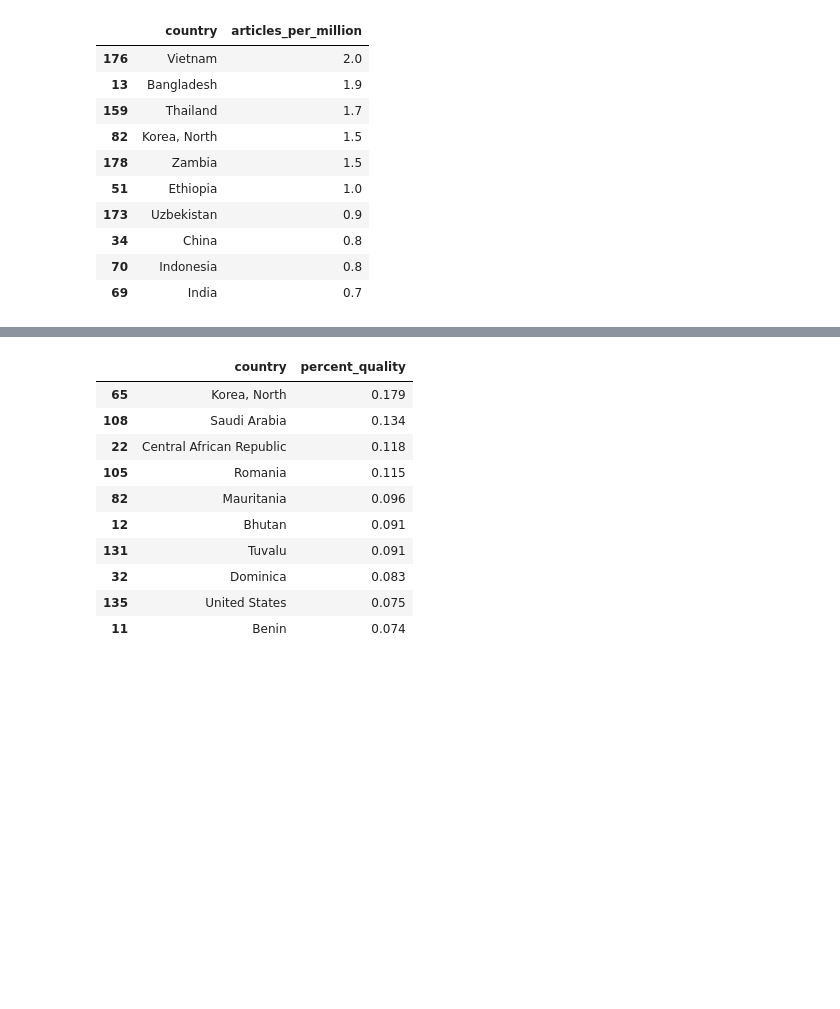
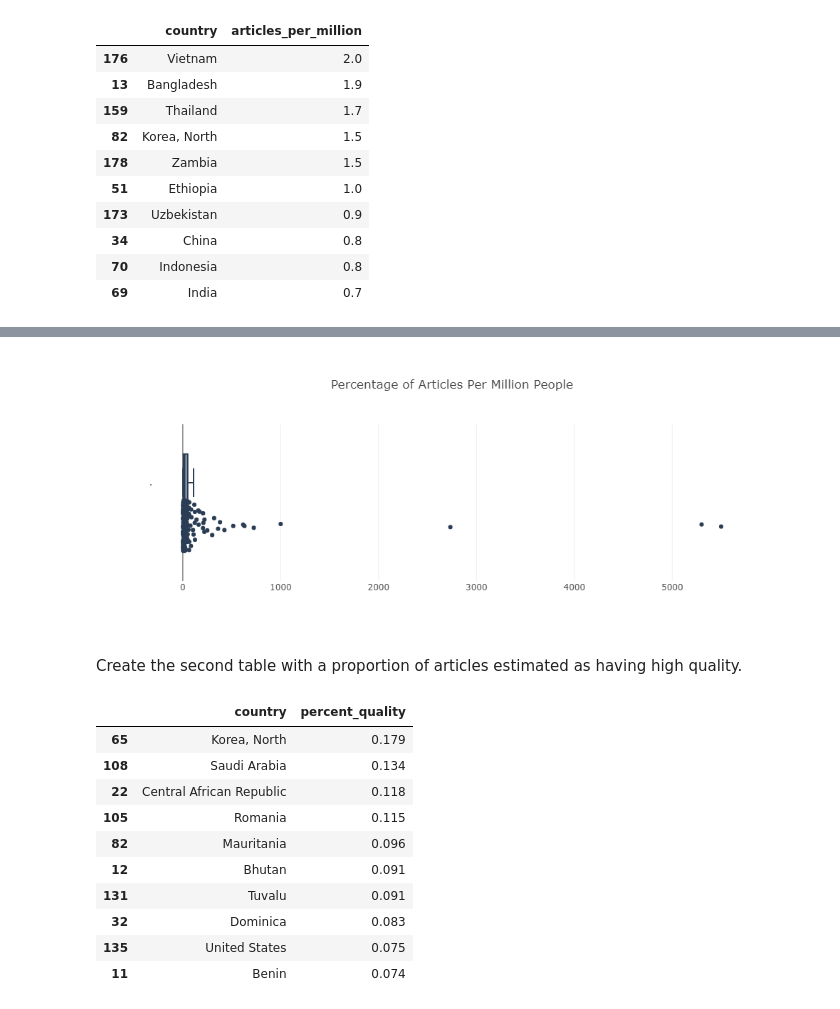
Before and after one commit to lukeWaninger/hcds-a2-bias, a Jupyter notebook: hcds-a2-bias.ipynb, the cells around one changed output, grey strips where cells are left out. Saved outputs shown, nothing was run; the diff lists cells and outputs as text; code cells hidden in the pictures; blank space fills up the shorter version.

```diff
--- a/hcds-a2-bias.ipynb
+++ b/hcds-a2-bias.ipynb
@@ -138,5 +136,13 @@ Define a function we can use to make the API requests.
 # %%
 def get_ores_data(revision_ids):
+    """Make an API call to ORES
+
+    Args:
+        revision_ids: [(str | int),]  list of revision ids to include with the query
+
+    Returns:
+        [(int, str),] A list of tuples containing two elements - [(revision_id, quality),]
+    """
     # Define the endpoint
     endpoint = 'https://ores.wikimedia.org/v3/scores/{project}/?models={model}&revids={revids}'
 
@@ -303,2 +284,38 @@ t1; t2
+# %%
+# create the first boxplot
+h1 = go.Box(
+    name='.',
+    x=table12.articles_per_million,
+    text=table12.country,
+    boxpoints='all',
+    jitter=.9,
+    xaxis='x1',
+    marker=dict(color='#2A3D54')
+)
+
+# show the plot
+fig = go.Figure(
+    [h1],
+    go.Layout(
+        title='Percentage of Articles Per Million People',
+        height=400,
+        width=1000,
+    ),
+)
+
+# write it to disk
+pio.write_image(fig, 'hcds-a2-counts.png')
+
+# because Plotly images do not display in GitHub, I use a byte stream to display
+# rather than the standard plotly iplot function
+ibytes = pio.to_image(fig, format='png')
+Image(ibytes)
+
+# uncomment the next line to display the interactive plot
+#iplot(fig)
+# %% [output]
+[figure, added]
+# %% [markdown]
+Create the second table with a proportion of articles estimated as having high quality.
 # %%
 # first, extract only the articles deemed high quality by creating a mask
```
Also changed, not shown: parts of 25 cells of this notebook, 5 other files.
